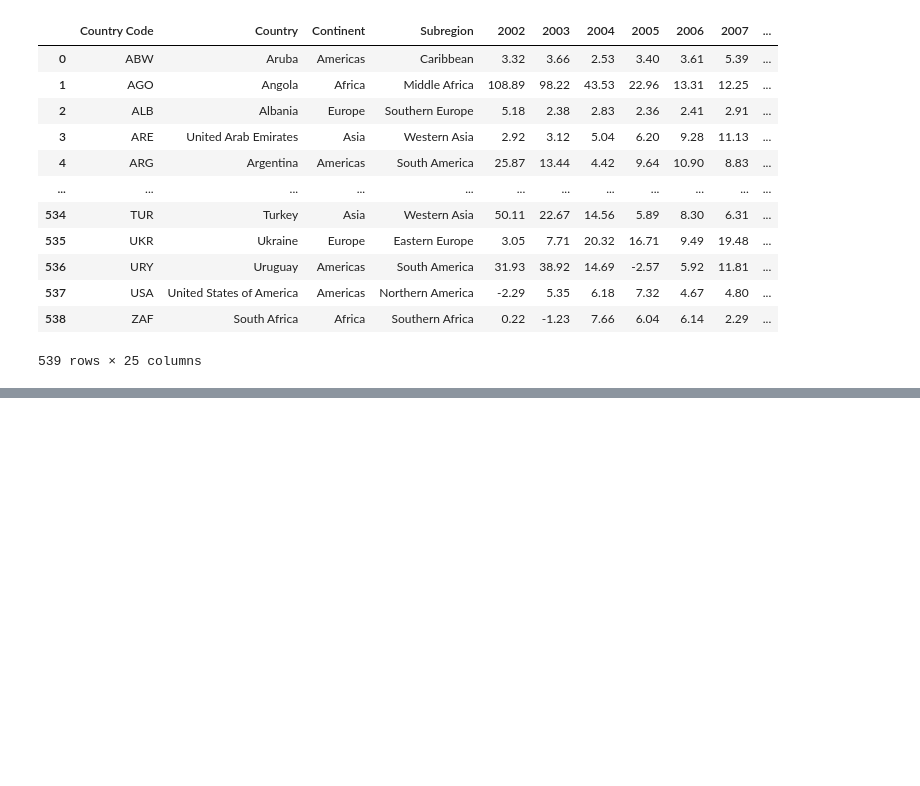
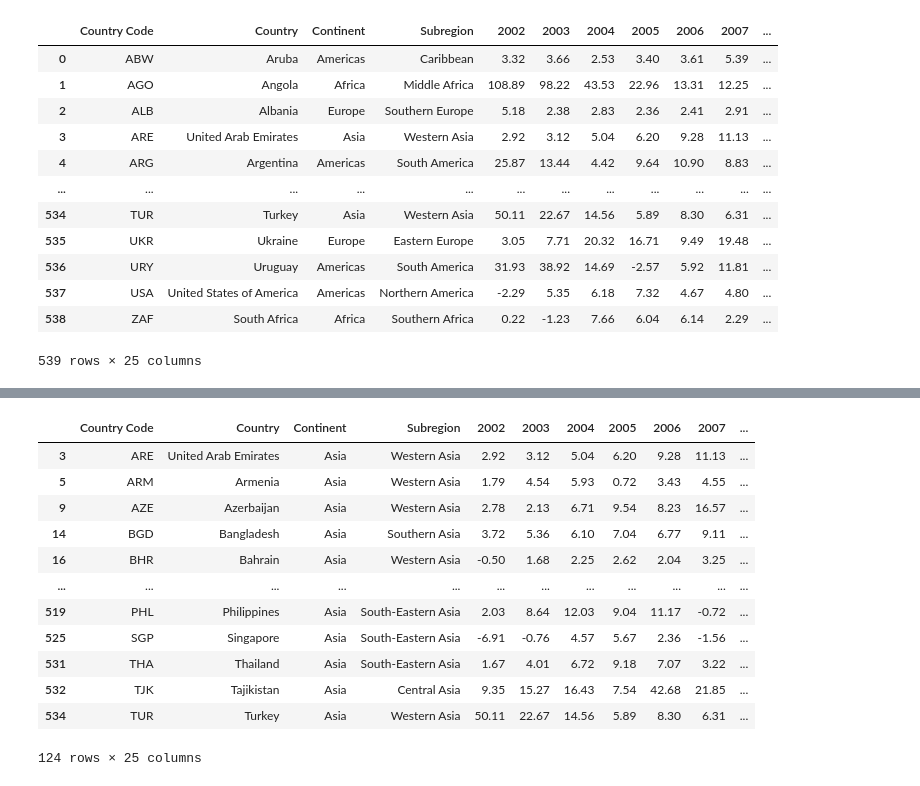
Before and after one commit to lisethrubio/Project3-Global_Inflation, a Jupyter notebook: Data_Cleaning_Kim.ipynb, the cells around one changed output, grey strips where cells are left out. Cells and saved outputs as stored; diff of their text form; code cells hidden in the pictures; blank space fills up the shorter version.

```diff
--- a/Data_Cleaning_Kim.ipynb
+++ b/Data_Cleaning_Kim.ipynb
@@ -181,0 +407,18 @@ merged_df.to_csv('Output/country_inflation_merged.csv', index=False, header=True
+# %%
+# creating new df for countries in the Asia
+aisa_df = merged_df[merged_df['Continent'] == 'Asia'].copy()
+aisa_df
+# %% [output]
+|  | Country Code | Country | Continent | Subregion | 2002 | 2003 | 2004 | 2005 | 2006 | 2007 | ... |
+| 3 | ARE | United Arab Emirates | Asia | Western Asia | 2.92 | 3.12 | 5.04 | 6.20 | 9.28 | 11.13 | ... |
+| 5 | ARM | Armenia | Asia | Western Asia | 1.79 | 4.54 | 5.93 | 0.72 | 3.43 | 4.55 | ... |
+| 9 | AZE | Azerbaijan | Asia | Western Asia | 2.78 | 2.13 | 6.71 | 9.54 | 8.23 | 16.57 | ... |
+| 14 | BGD | Bangladesh | Asia | Southern Asia | 3.72 | 5.36 | 6.10 | 7.04 | 6.77 | 9.11 | ... |
+| 16 | BHR | Bahrain | Asia | Western Asia | -0.50 | 1.68 | 2.25 | 2.62 | 2.04 | 3.25 | ... |
+| ... | ... | ... | ... | ... | ... | ... | ... | ... | ... | ... | ... |
+| 519 | PHL | Philippines | Asia | South-Eastern Asia | 2.03 | 8.64 | 12.03 | 9.04 | 11.17 | -0.72 | ... |
+| 525 | SGP | Singapore | Asia | South-Eastern Asia | -6.91 | -0.76 | 4.57 | 5.67 | 2.36 | -1.56 | ... |
+| 531 | THA | Thailand | Asia | South-Eastern Asia | 1.67 | 4.01 | 6.72 | 9.18 | 7.07 | 3.22 | ... |
+| 532 | TJK | Tajikistan | Asia | Central Asia | 9.35 | 15.27 | 16.43 | 7.54 | 42.68 | 21.85 | ... |
+| 534 | TUR | Turkey | Asia | Western Asia | 50.11 | 22.67 | 14.56 | 5.89 | 8.30 | 6.31 | ... |
+124 rows × 25 columns
```
Also changed, not shown: parts of 24 cells of this notebook.
